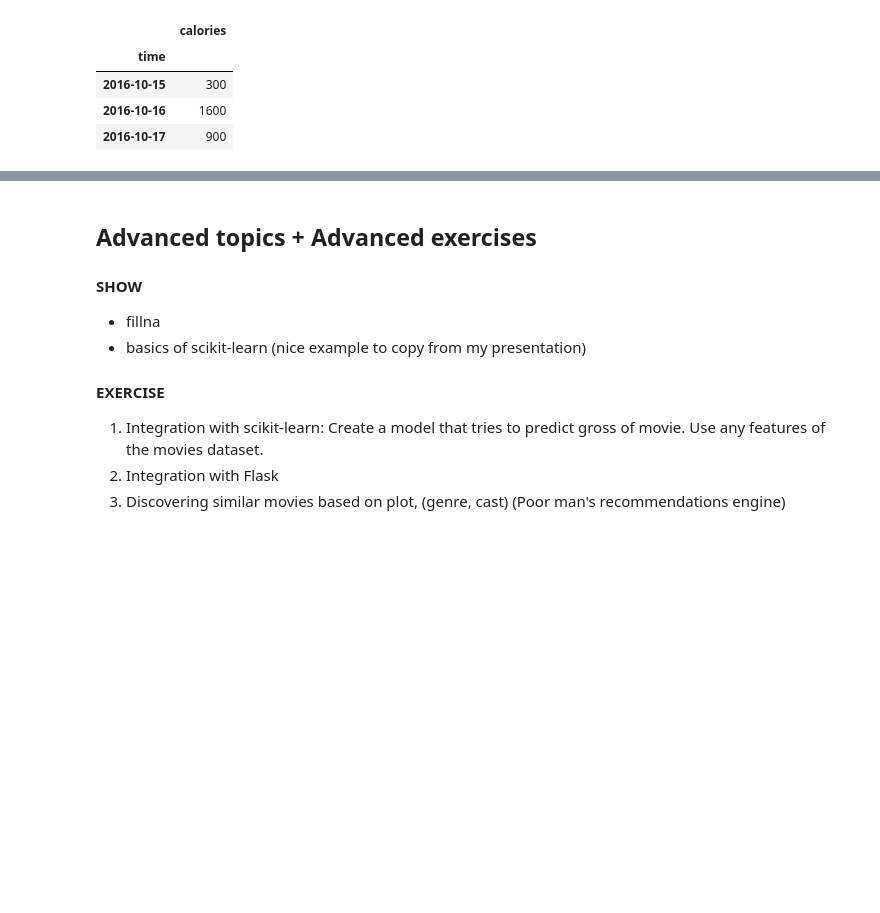
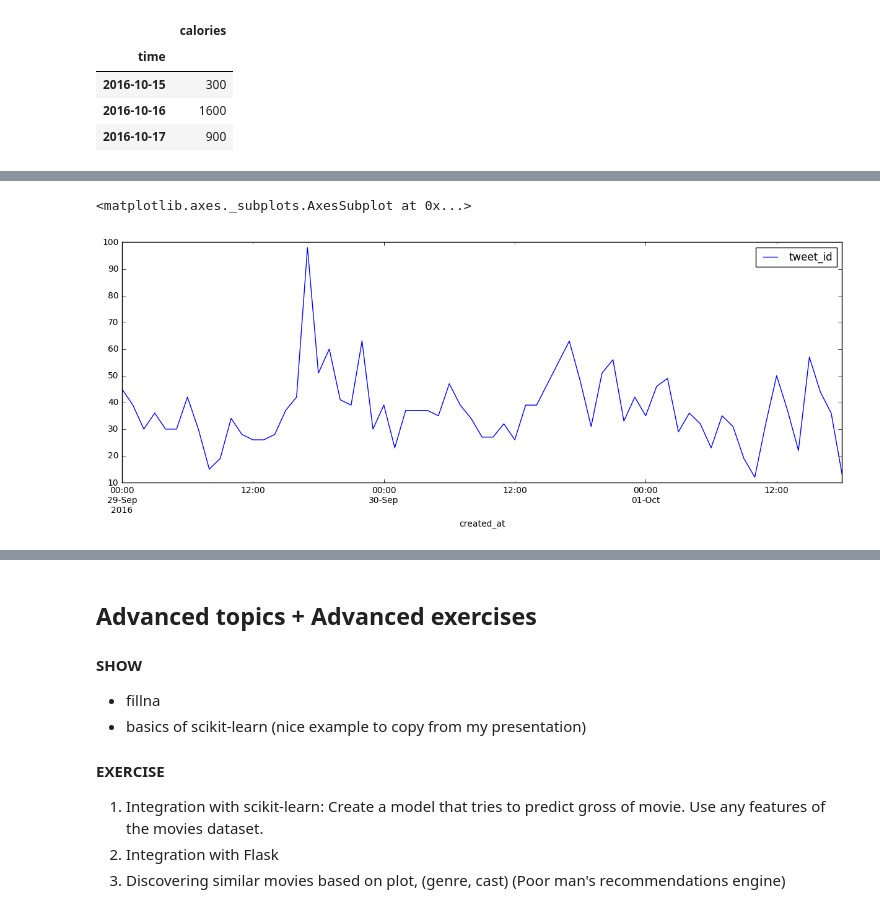
Before and after one commit to grechut/first-steps-with-pandas, a Jupyter notebook: pyconpl-workshop/first-steps-with-pandas-with-solutions.ipynb, the cells around one changed output, grey strips where cells are left out. Drawn from its saved outputs; the diff is of its cells as text; code cells hidden in the pictures; blank space fills up the shorter version.

```diff
--- a/pyconpl-workshop/first-steps-with-pandas-with-solutions.ipynb
+++ b/pyconpl-workshop/first-steps-with-pandas-with-solutions.ipynb
@@ -1418,0 +1464,6 @@ pd.merge(
+# %%
+force_awakens_tweets["2016-09-29":].resample('1H').count() \
+    .plot(figsize=(15,5))
+# %% [output]
+<matplotlib.axes._subplots.AxesSubplot at 0x...>
+[figure, added]
```
Also changed, not shown: parts of 15 cells of this notebook, 2 other files.
